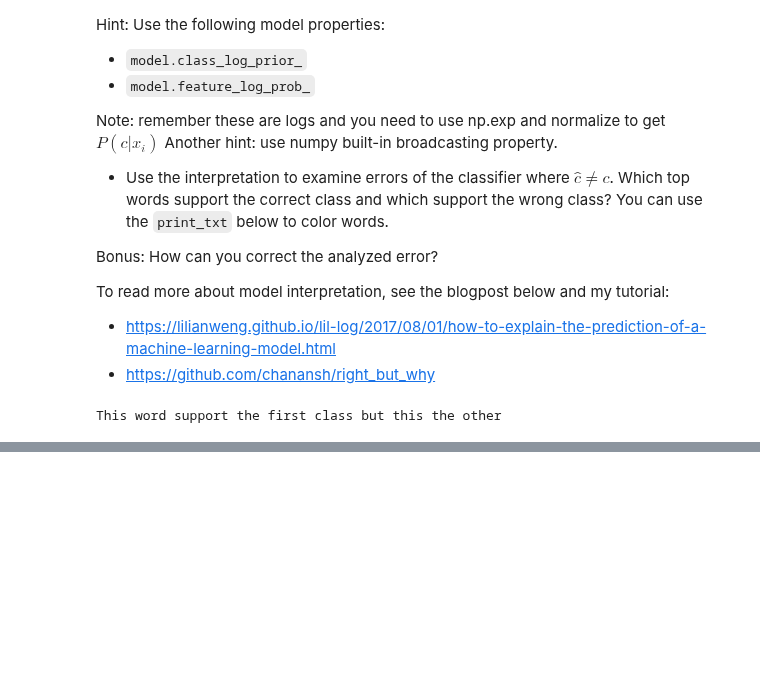
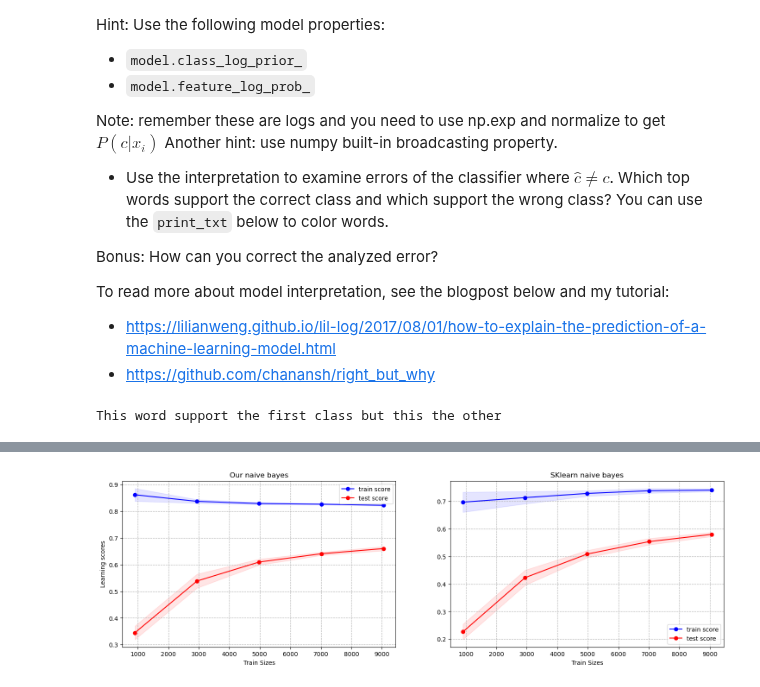
Before and after one commit to tryko/y_data_Itay_asaf_, a Jupyter notebook: Supervised_Learning/week_4/NB_exercise_Asaf.ipynb, the cells around one changed output, grey strips where cells are left out. Cells and saved outputs as stored; diff of their text form; code cells hidden in the pictures; blank space fills up the shorter version.

Commit message:
almost final naive bayes

```diff
--- a/Supervised_Learning/week_4/NB_exercise_Asaf.ipynb
+++ b/Supervised_Learning/week_4/NB_exercise_Asaf.ipynb
@@ -301,0 +369,42 @@ print(sparse_matrix.toarray())
+# %%
+def get_scores(train_scores, test_scores ):
+    train_mean = np.mean(train_scores, axis=1)
+    train_std = np.std(train_scores, axis=1)
+    test_mean = np.mean(test_scores, axis=1)
+    test_std = np.std(test_scores, axis=1)
+    return [train_mean, train_std, test_mean, test_std]
+
+def plot_curve(ax,param_range,title, x_label, train_mean, train_std,test_mean,test_std):
+    ax.plot(param_range, train_mean, label='train score', color='blue', marker='o')
+    ax.fill_between(param_range, train_mean + train_std,
+                        train_mean - train_std, color='blue', alpha=0.1)
+    ax.plot(param_range, test_mean, label='test score', color='red', marker='o')
+    ax.fill_between(param_range, test_mean + test_std, test_mean - test_std, color='red', alpha=0.1)
+    ax.set_title(title)
+    ax.grid(ls='--')
+    ax.set_xlabel(x_label)
+    ax.legend(loc='best')
+# %%
+common_params = {
+    "X": X_train,
+    "y": y_train,
+    "train_sizes": np.linspace(0.1, 1.0, 5),
+    "n_jobs": 4,
+}
+
+fig, axs = plt.subplots(1, 2, figsize=(18,5))
+axs[0].set_ylabel('Learning scores')
+x_label = 'Train Sizes'
+
+
+title = 'Our naive bayes'
+train_sizes, train_scores, test_scores = learning_curve(our_pipe, **common_params)
+sk_train_test_mean_std = get_scores(train_scores, test_scores)
+plot_curve(axs[0], train_sizes, title, x_label,  *sk_train_test_mean_std)
+
+title = 'SKlearn naive bayes'
+train_sizes, train_scores, test_scores = learning_curve(sk_pipe, **common_params)
+our_train_test_mean_std = get_scores(train_scores, test_scores)
+plot_curve(axs[1], train_sizes, title, x_label, *our_train_test_mean_std,)
+# %% [output]
+[figure, added]
```
Also changed, not shown: parts of 10 cells of this notebook.
